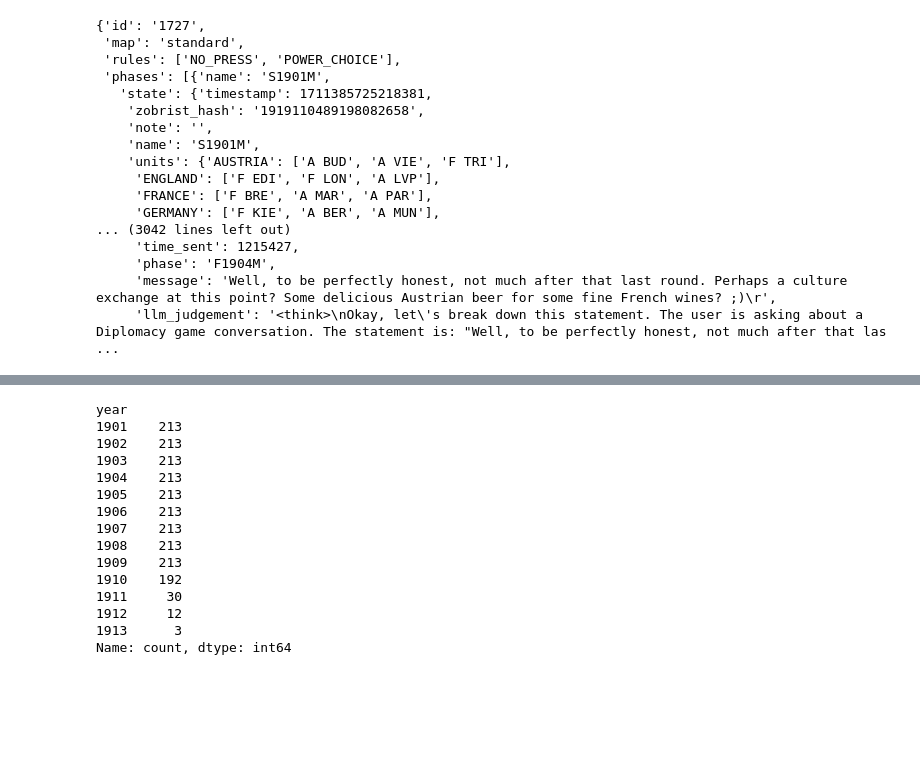
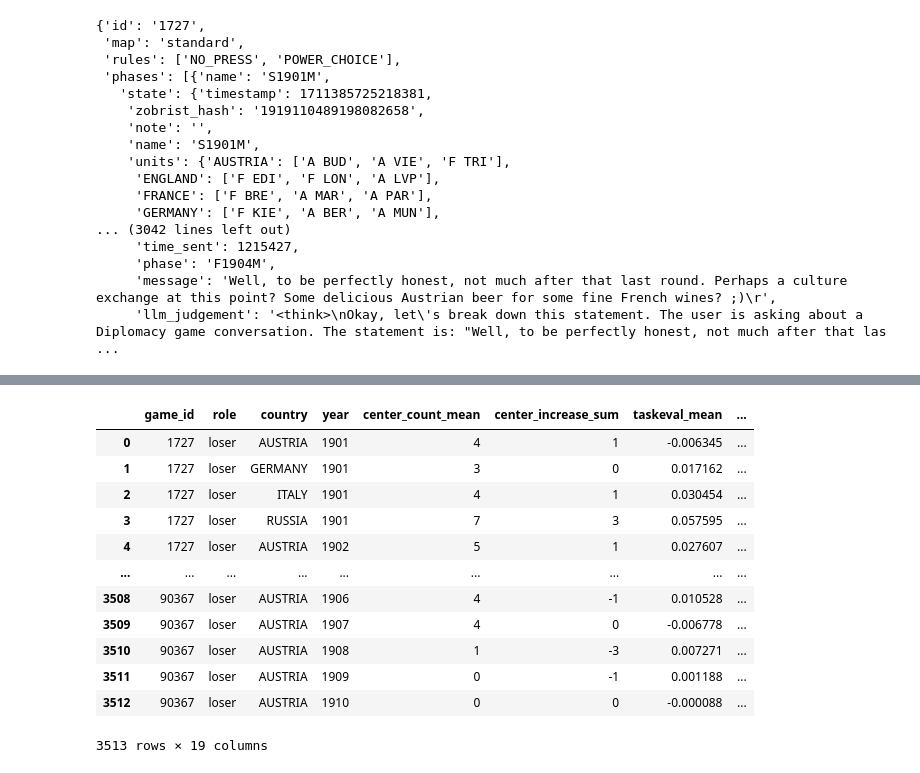
Before and after one commit to andyjliu/sotopia-diplomacy, a Jupyter notebook: human_data_exploration/long_term_game_status.ipynb, the cells around one changed output, grey strips where cells are left out. Drawn from its saved outputs; the diff is of its cells as text; code cells hidden in the pictures; blank space fills up the shorter version.

```diff
--- a/human_data_exploration/long_term_game_status.ipynb
+++ b/human_data_exploration/long_term_game_status.ipynb
@@ -162,19 +226,18 @@ df_winner_yearly = df_winner_yearly.rename(columns=feature_count_rename)
-# %%
-df_winner_yearly.year.value_counts()
-# %% [output]
-year
-1901    213
-1902    213
-1903    213
-1904    213
-1905    213
-1906    213
-1907    213
-1908    213
-1909    213
-1910    192
-1911     30
-1912     12
-1913      3
-Name: count, dtype: int64
+# %%
+df_loser_yearly
+# df_winner_yearly
+# %% [output]
+|  | game_id | role | country | year | center_count_mean | center_increase_sum | taskeval_mean | ... |
+| 0 | 1727 | loser | AUSTRIA | 1901 | 4 | 1 | -0.006345 | ... |
+| 1 | 1727 | loser | GERMANY | 1901 | 3 | 0 | 0.017162 | ... |
+| 2 | 1727 | loser | ITALY | 1901 | 4 | 1 | 0.030454 | ... |
+| 3 | 1727 | loser | RUSSIA | 1901 | 7 | 3 | 0.057595 | ... |
+| 4 | 1727 | loser | AUSTRIA | 1902 | 5 | 1 | 0.027607 | ... |
+| ... | ... | ... | ... | ... | ... | ... | ... | ... |
+| 3508 | 90367 | loser | AUSTRIA | 1906 | 4 | -1 | 0.010528 | ... |
+| 3509 | 90367 | loser | AUSTRIA | 1907 | 4 | 0 | -0.006778 | ... |
+| 3510 | 90367 | loser | AUSTRIA | 1908 | 1 | -3 | 0.007271 | ... |
+| 3511 | 90367 | loser | AUSTRIA | 1909 | 0 | -1 | 0.001188 | ... |
+| 3512 | 90367 | loser | AUSTRIA | 1910 | 0 | 0 | -0.000088 | ... |
+3513 rows × 19 columns
 # %%
```
Also changed, not shown: parts of 6 cells of this notebook, 18 other files.
